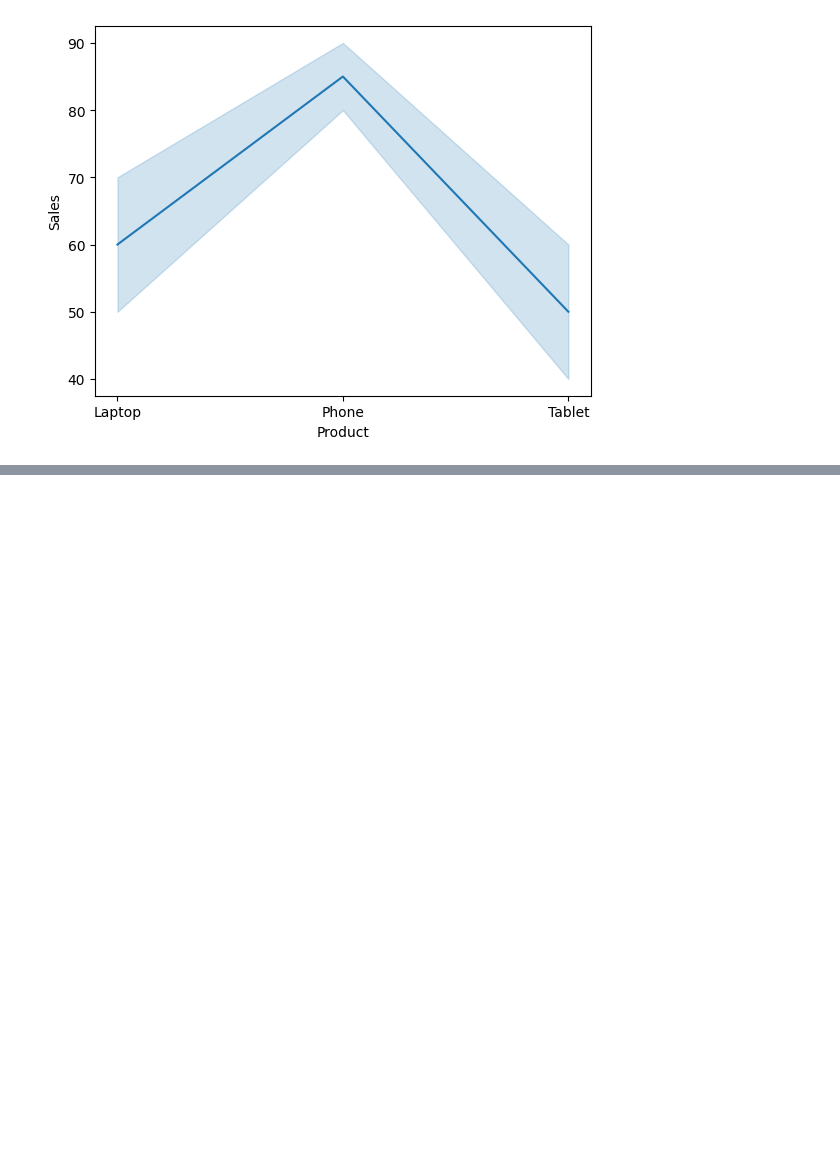
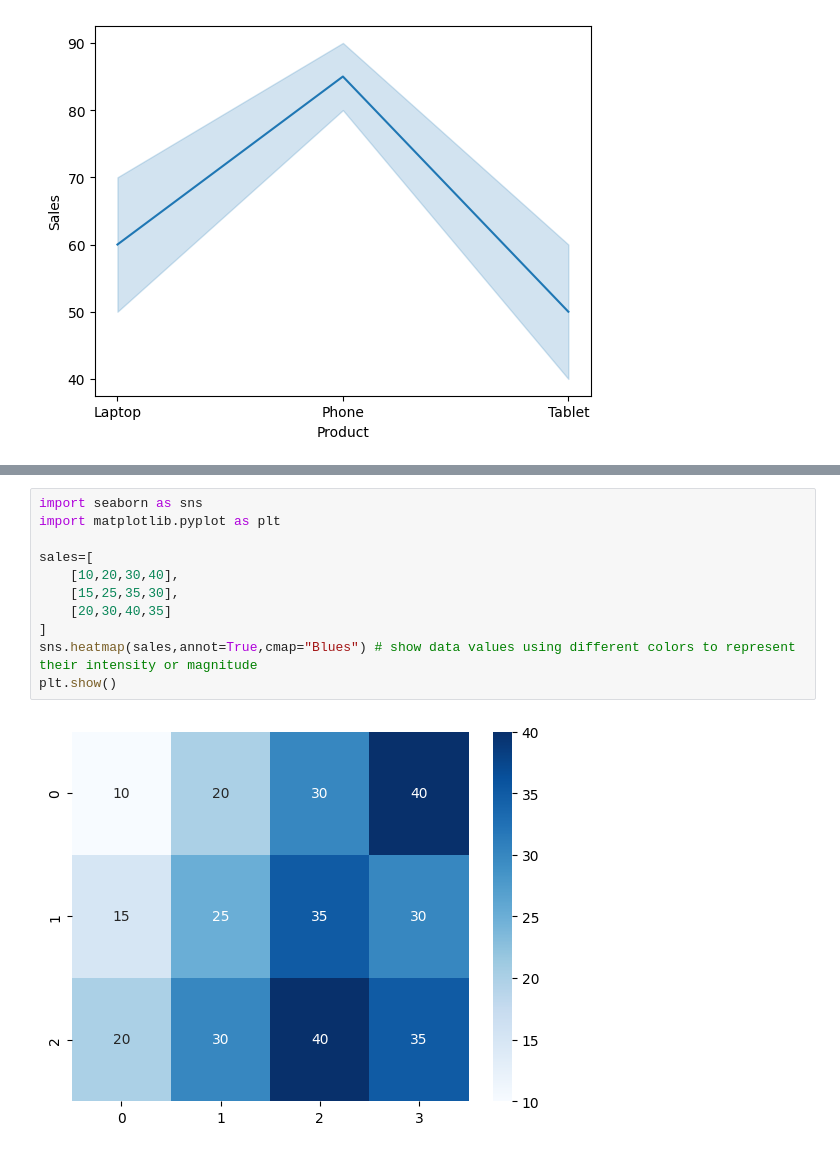
Before and after one commit to SreenandhanaKM/PANDAS, a Jupyter notebook: Seaborn.ipynb, the cells around one changed output, grey strips where cells are left out. Drawn from its saved outputs; the diff is of its cells as text; blank space fills up the shorter version.

```diff
--- a/Seaborn.ipynb
+++ b/Seaborn.ipynb
@@ -61,0 +94,13 @@ plt.show()
+# %%
+import seaborn as sns
+import matplotlib.pyplot as plt
+
+sales=[
+    [10,20,30,40],
+    [15,25,35,30],
+    [20,30,40,35]
+]
+sns.heatmap(sales,annot=True,cmap="Blues") # show data values using different colors to represent their intensity or magnitude
+plt.show()
+# %% [output]
+[figure, added]
```
Also changed, not shown: parts of 3 cells of this notebook.
